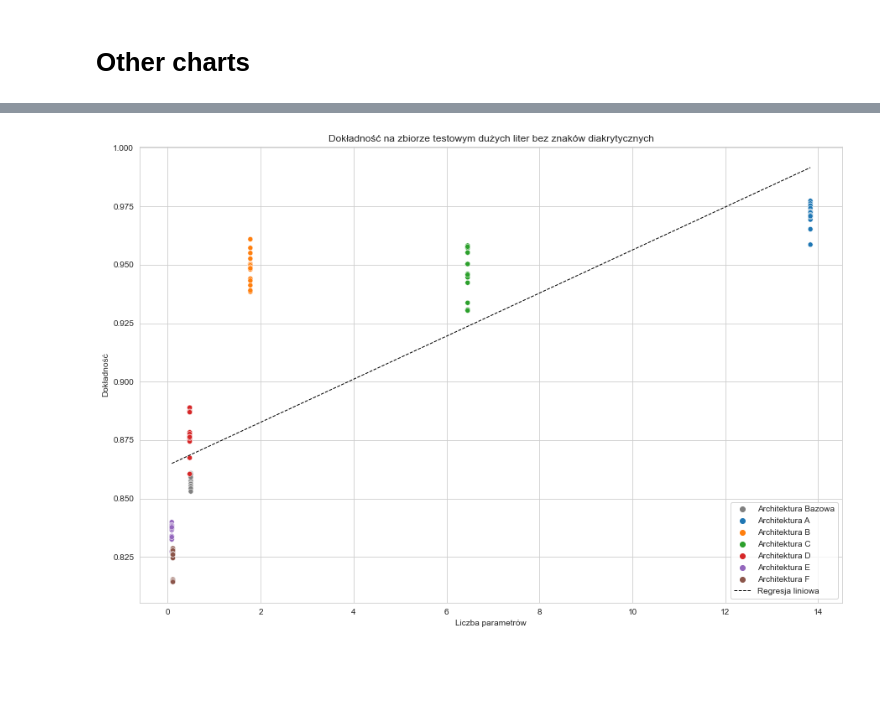
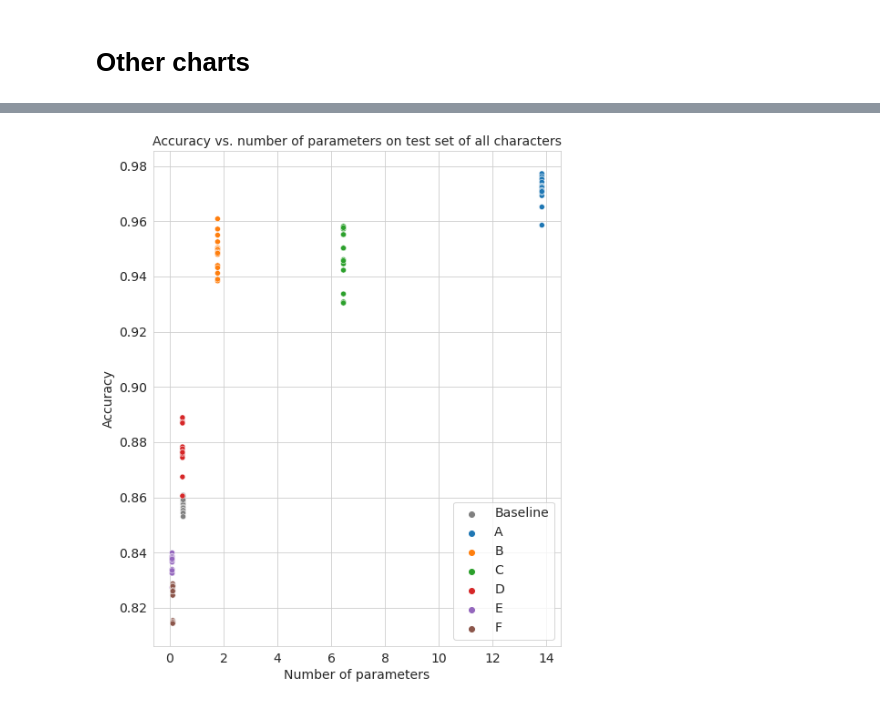
Before and after one commit to WestedCrean/master-thesis, a Jupyter notebook: notebooks/results_analysis/summary_phcd_paper.ipynb, the cells around one changed output, grey strips where cells are left out. Drawn from its saved outputs; the diff is of its cells as text; code cells hidden in the pictures; blank space fills up the shorter version.

```diff
--- a/notebooks/results_analysis/summary_phcd_paper.ipynb
+++ b/notebooks/results_analysis/summary_phcd_paper.ipynb
@@ -163,8 +176,9 @@ final_summary = summary_df[["model", "milions of flops", "milions of parameters"
 
 # sort like this: Baseline, A, B, C, D, E, F
 
+'''
 final_summary = final_summary.sort_values(by=["model"], key=lambda x: x.map({
-    "Architektura Bazowa": 0,
+    "Baseline architecture": 0,
     "Architektura A": 1,
     "Architektura B": 2,
     "Architektura C": 3,
@@ -172,7 +186,19 @@ final_summary = final_summary.sort_values(by=["model"], key=lambda x: x.map({
     "Architektura E": 5,
     "Architektura F": 6
 }))
-#final_summary.columns = ["Model", "Miliony operacji FLOPS", "Miliony parametrów", "Rozmiar na dysku (MB)"]
+'''
+
+final_summary = final_summary.sort_values(by=["model"], key=lambda x: x.map({
+    "Baseline architecture": 0,
+    "Architecture A": 1,
+    "Architecture B": 2,
+    "Architecture C": 3,
+    "Architecture D": 4,
+    "Architecture E": 5,
+    "Architecture F": 6
+}))
+
+#final_summary.columns = ["Model", "Millions operacji FLOPS", "Millions parametrów", "Rozmiar na dysku (MB)"]
 
 final_summary
 # %% [output]
@@ -208,13 +234,13 @@ print(final_summary.to_latex(index=False, float_format="%.3f", col_space=20))
 results_all = pd.read_excel(data_dir.parent / "Praca magisterska - wyniki.xlsx", sheet_name="Wszystkie litery")
 
 results_all.columns = [
-    "Architektura Bazowa",
-    "Architektura A",
-    "Architektura B",
-    "Architektura C",
-    "Architektura D",
-    "Architektura E",
-    "Architektura F",
+    "Baseline architecture",
+    "Architecture A",
+    "Architecture B",
+    "Architecture C",
+    "Architecture D",
+    "Architecture E",
+    "Architecture F",
 ]
 
 print(results_all.to_latex(index=False, float_format="%.3f"))
@@ -390,0 +414,3 @@ final_summary
+# %%
+# change results_all column names to match final_summary
+results_all.columns = final_summary["model"].values
@@ -399,35 +445,37 @@ for model in results_all.columns:
     # get accuracy values for the model
     acc = results_all[model]
     # get number of parameters for the model
     num_params = final_summary[final_summary["model"] == model]["milions of parameters"].values[0]
     # create a new dataframe with columns: model, accuracy, num_parameters
     model_num_param_acc = pd.DataFrame(columns=["model", "accuracy", "num_parameters"])
     model_num_param_acc["model"] = [model] * len(acc)
     model_num_param_acc["accuracy"] = acc
     model_num_param_acc["num_parameters"] = num_params
     # append the dataframe to the main dataframe
     num_param_acc = num_param_acc.append(model_num_param_acc)
 
 # plot the scatterplot
 
-fig, ax = plt.subplots(figsize=(15, 10))
+fig, ax = plt.subplots(figsize=(8, 10))
 
 # plot the scatterplot
 sns.scatterplot(data=num_param_acc, x="num_parameters", y="accuracy", hue="model", ax=ax, palette=boxplot_cmap)
 
 # show legend
 
 # set title
-ax.set_title("Dokładność na zbiorze testowym dużych liter bez znaków diakrytycznych")
+ax.set_title("Accuracy vs. number of parameters on test set of all characters")
 
 
 
 # plot reggression line as thin black dashed line with label "Regresja liniowa"
 #sns.regplot(data=num_param_acc, x="num_parameters", y="accuracy", ax=ax, color="black", scatter=False, line_kws={"linestyle":"--", "linewidth":1}, ci=None, label="Regresja liniowa")
-ax.set_xlabel("Liczba parametrów")
-ax.set_ylabel("Dokładność")
+ax.set_xlabel("Number of parameters")
+ax.set_ylabel("Accuracy")
 ax.legend(loc="lower right")
 
+# save figure with 300 dpi
+plt.savefig("figures/accuracy_vs_num_parameters.png", dpi=300)
 plt.show()
 # %% [output]
-[figure, old version]
+[figure, new version]
```
Also changed, not shown: parts of 14 cells of this notebook, 52 other files.
